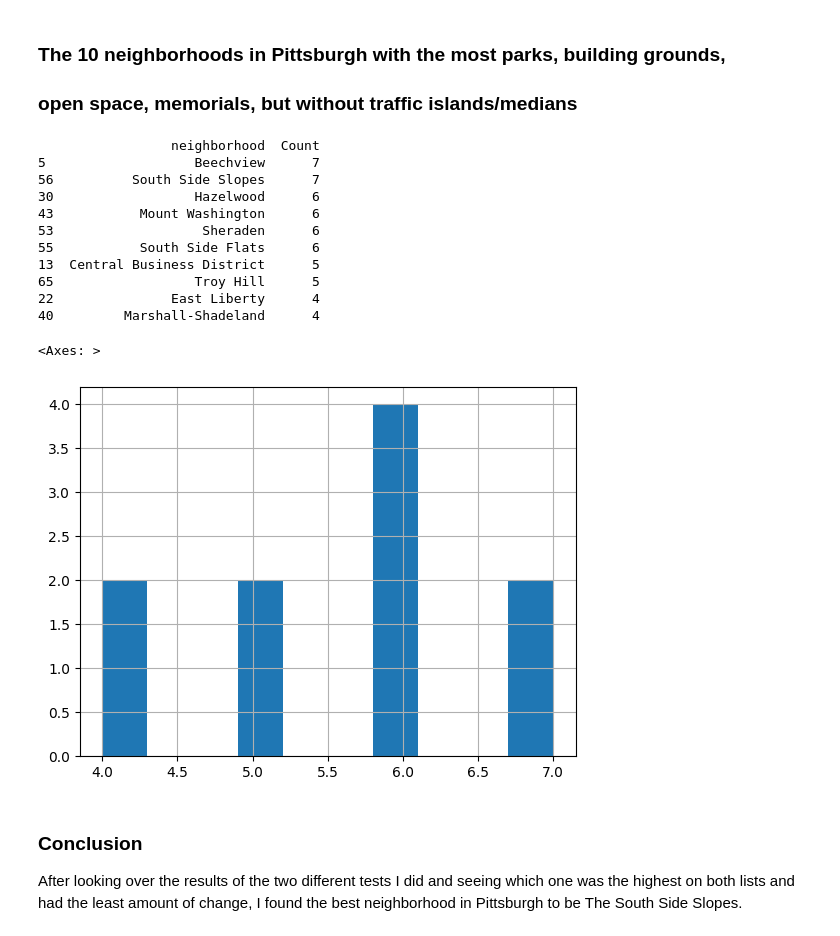
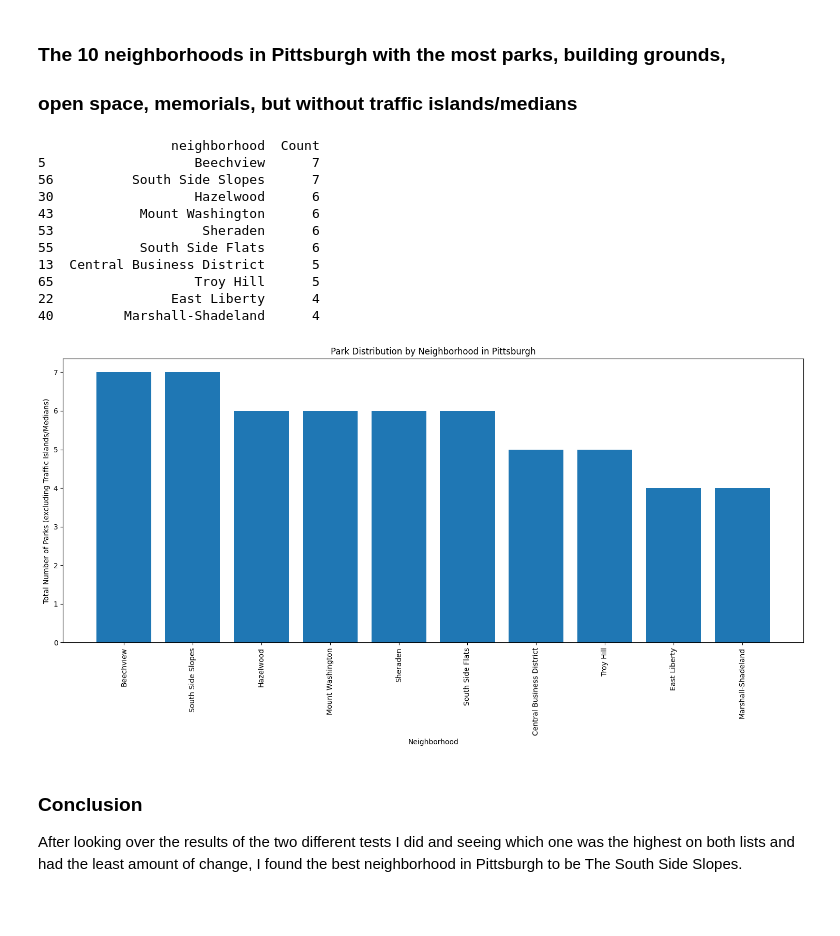
Before and after one commit to Ispithotfire/Big-Ideas-Final-Project, a Jupyter notebook: Dylan/park_data (1).ipynb, the cells around one changed output. Saved outputs shown, nothing was run; the diff lists cells and outputs as text; code cells hidden in the pictures; blank space fills up the shorter version.

```diff
--- a/Dylan/park_data (1).ipynb
+++ b/Dylan/park_data (1).ipynb
@@ -43,39 +56,48 @@ first_10['Count'].hist()
 ### open space, memorials, but without traffic islands/medians
 # %%
 import pandas as pd
+import matplotlib.pyplot as plt
 
 read = pd.read_csv("https://data.wprdc.org/datastore/dump/fa329e3d-89ff-4708-8ddf-81bfedcad11d")
 
 # Filter out "Traffic Island/Median"
 filtered = read[read['type'] != 'Traffic Island/Median']
 
 # Count the number of each non Traffic Island/Median per neighborhood
 park_counts = filtered.groupby(['neighborhood', 'type']).size().reset_index(name='Count')
 
 total_for_filtered = park_counts.groupby('neighborhood')['Count'].sum().reset_index()
 
 sorted_filtered = total_for_filtered.sort_values(by='Count', ascending=False)
 
 # Display the top results without Traffic Island/Median
 print(sorted_filtered.head(10))
 
 first_10 = sorted_filtered.head(10)
 
-first_10['Count'].hist()
+# Plot
+plt.figure(figsize=(15, 8))
+plt.bar(first_10['neighborhood'], first_10['Count'])
+
+plt.xlabel('Neighborhood')
+plt.ylabel('Total Number of Parks (excluding Traffic Islands/Medians)')
+plt.title('Park Distribution by Neighborhood in Pittsburgh')
+plt.xticks(rotation=90)
+plt.tight_layout()
+plt.show()
 # %% [output]
                  neighborhood  Count
 5                   Beechview      7
 56          South Side Slopes      7
 30                  Hazelwood      6
 43           Mount Washington      6
 53                   Sheraden      6
 55           South Side Flats      6
 13  Central Business District      5
 65                  Troy Hill      5
 22               East Liberty      4
 40         Marshall-Shadeland      4
-<Axes: >
-[figure, old version]
+[figure, new version]
 # %% [markdown]
 ### Conclusion
 
```
Also changed, not shown: parts of 1 cell of this notebook.
